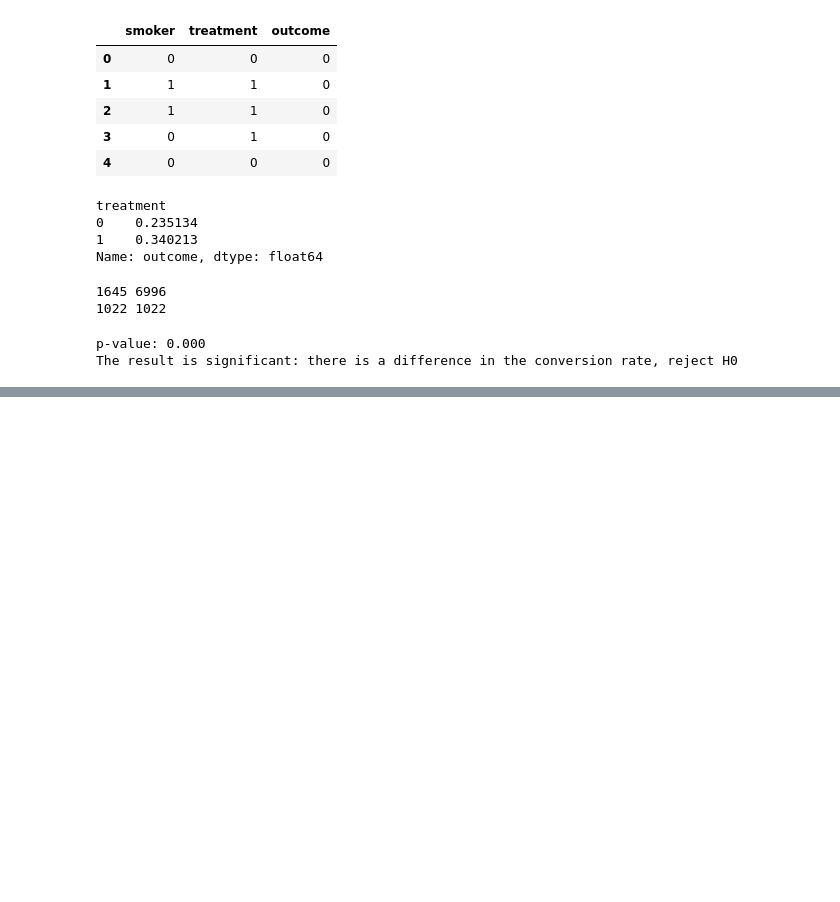
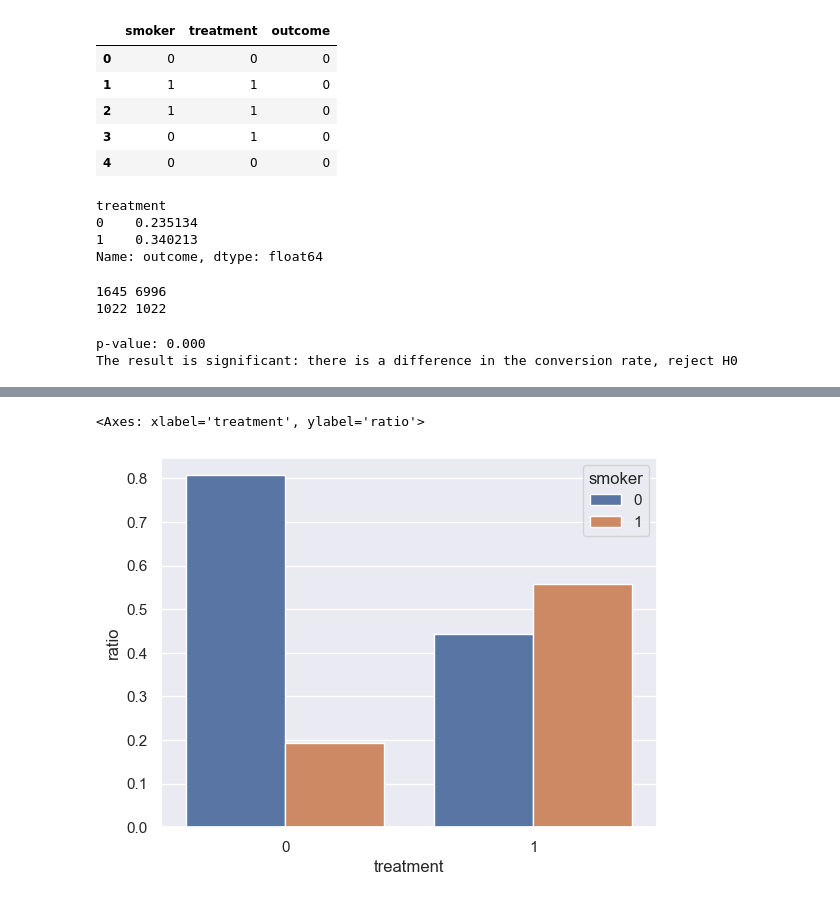
Before and after one commit to adhal007/Data-Science-with-Python, a Jupyter notebook: simple_matching.ipynb, the cells around one changed output, grey strips where cells are left out. Drawn from its saved outputs; the diff is of its cells as text; code cells hidden in the pictures; blank space fills up the shorter version.

```diff
--- a/simple_matching.ipynb
+++ b/simple_matching.ipynb
@@ -68,0 +82,4 @@ The result is significant: there is a difference in the conversion rate, reject
+# %%
+# before matching treatment group has way more smokers than the control group
+smoker_ratio = df.groupby('treatment')['smoker'].value_counts(normalize=True)
+smoker_ratio
@@ -68,0 +93,4 @@ The result is significant: there is a difference in the conversion rate, reject
+# %%
+# multi-index series to dataframe
+smoker_ratio = smoker_ratio.to_frame(name="ratio").reset_index()
+smoker_ratio
@@ -68,0 +103,11 @@ The result is significant: there is a difference in the conversion rate, reject
+# %%
+# sns group bar chart
+sns.barplot(
+    data=smoker_ratio,
+    x='treatment',
+    y='ratio',
+    hue='smoker',
+)
+# %% [output]
+<Axes: xlabel='treatment', ylabel='ratio'>
+[figure, added]
```
Also changed, not shown: parts of 15 cells of this notebook, 9 other files.
